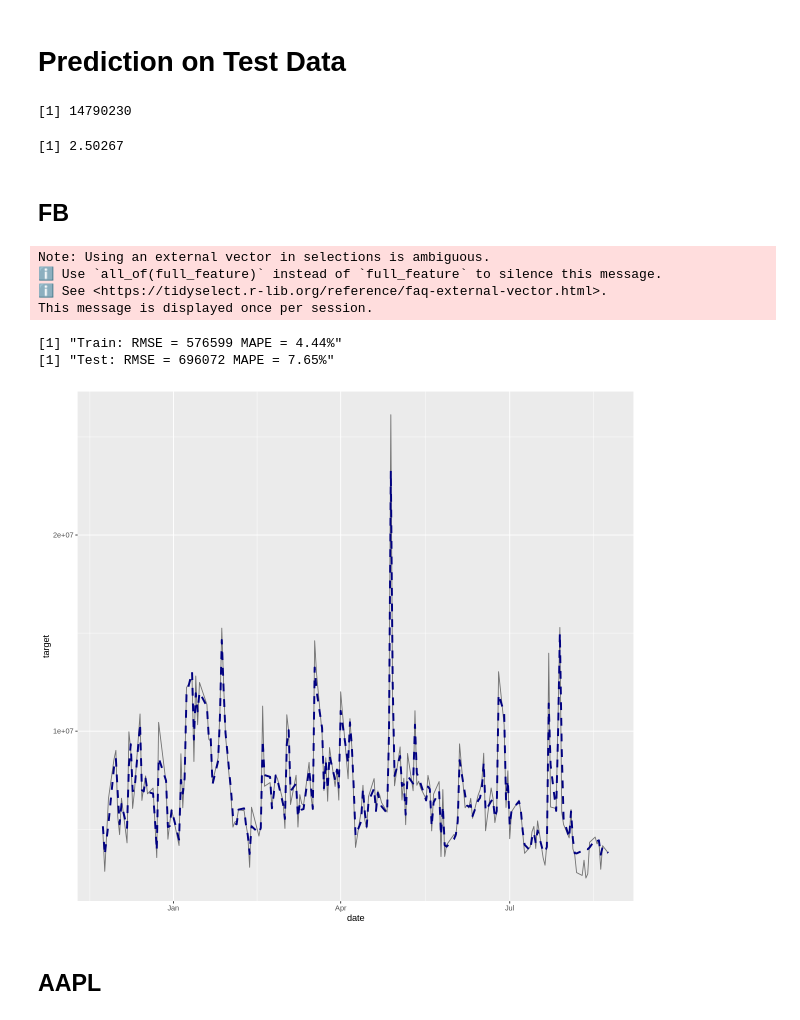
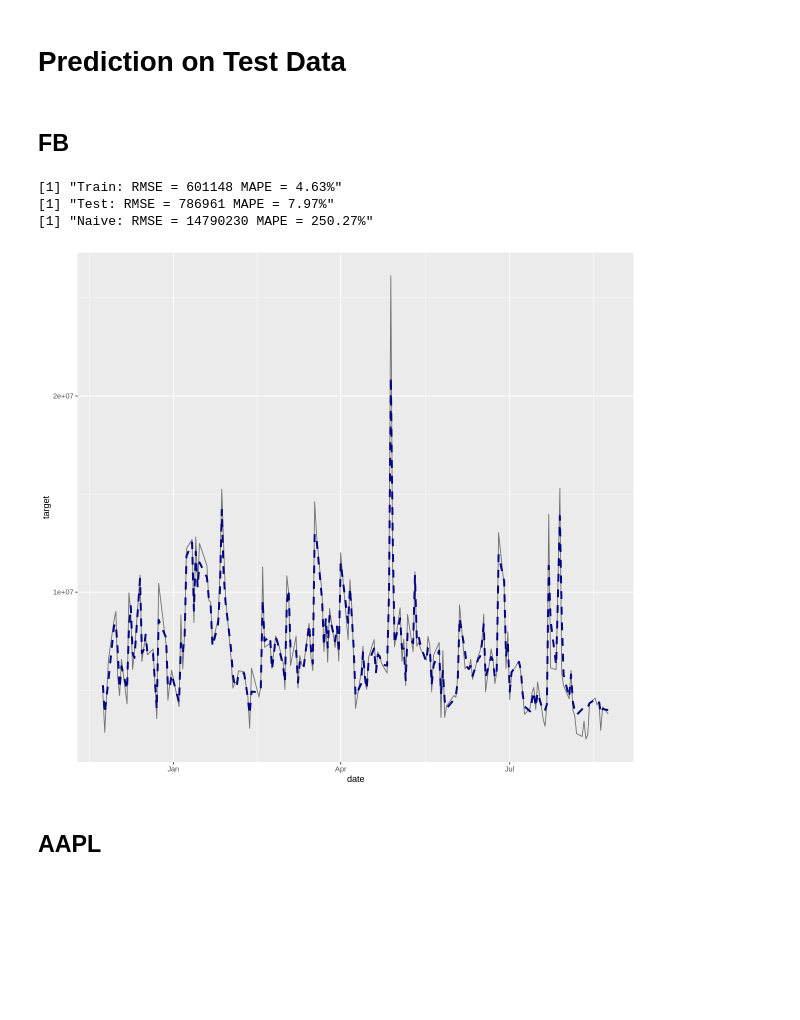
Before and after one commit to limshaocong/analyticsEdge, a Jupyter notebook: FAANG_Volume_Prediction_caa 1Dec21.ipynb, the cells around one changed output. Saved outputs shown, nothing was run; the diff lists cells and outputs as text; code cells hidden in the pictures; blank space fills up the shorter version.

```diff
--- a/FAANG_Volume_Prediction_caa 1Dec21.ipynb
+++ b/FAANG_Volume_Prediction_caa 1Dec21.ipynb
@@ -771,22 +771,8 @@ naive_final = function(x) {
   output[["naiveRMSE"]] = naiveRMSE
   output[["naiveMAPE"]] = naiveMAPE
 
+  output = output
 }
-# %%
-naive_pred_df = df %>%
-  filter(ticker == "FB") %>%
-  mutate(volMA = rollmean(vol, align = "right", k = 230, fill = NA)) %>%
-  filter(date >= split) %>%
-  select(date, target, volMA)
-
-naiveRMSE = rmse(naive_pred_df$target, naive_pred_df$volMA)
-naiveMAPE = mape(naive_pred_df$target, naive_pred_df$volMA)
-
-naiveRMSE
-naiveMAPE
-# %% [output]
-[1] 14790230
-[1] 2.50267
 # %%
 fb_xgb_params = list(max_depth = 4, gamma = 0, eta = 0.05, subsample = 0.5, colsample_bytree = 1, min_child_weight = 1)
 aapl_xgb_params = list(max_depth = 4, gamma = 0, eta = 0.05, subsample = 0.5, colsample_bytree = 1, min_child_weight = 1)
@@ -826,26 +812,28 @@ xgb_final = function(x, params, train, test, df) {
 # %% [markdown]
 ## **FB**
 # %%
-mod = xgb_final("FB", fb_xgb_params, train, test, df)
+tick = "FB"
 
-plot_df = df %>% filter(ticker == "FB") %>% select(date, target)
+mod = xgb_final(tick, fb_xgb_params, train, test, df)
+
+plot_df = df %>% filter(ticker == tick) %>% select(date, target)
 plot_df$pred = append(mod$trainpred, mod$testpred)
 plot_df = plot_df %>% filter(date >= split)
 
+naive = naive_final(tick)
+
 print(paste0("Train: RMSE = ", round(mod$trainRMSE, 0), " MAPE = ", round(mod$trainMAPE * 100, 2), "%"))
 print(paste0("Test: RMSE = ", round(mod$testRMSE, 0), " MAPE = ", round(mod$testMAPE * 100, 2), "%"))
+print(paste0("Naive: RMSE = ", round(naive$naiveRMSE, 0),  " MAPE = ", round(naive$naiveMAPE * 100, 2), "%"))
 
 ggplot(plot_df) +
   geom_line(aes(x = date, y = target), color = "gray45") +
   geom_line(aes(x = date, y = pred), color = "navy", linetype = "dashed", size = 1.1)
 # %% [output]
-Note: Using an external vector in selections is ambiguous.
-ℹ Use `all_of(full_feature)` instead of `full_feature` to silence this message.
-ℹ See <https://tidyselect.r-lib.org/reference/faq-external-vector.html>.
-This message is displayed once per session.
+[1] "Train: RMSE = 601148 MAPE = 4.63%"
+[1] "Test: RMSE = 786961 MAPE = 7.97%"
+[1] "Naive: RMSE = 14790230 MAPE = 250.27%"
-[1] "Train: RMSE = 576599 MAPE = 4.44%"
-[1] "Test: RMSE = 696072 MAPE = 7.65%"
-[figure, old version]
+[figure, new version]
 # %% [markdown]
 ## **AAPL**
 # %%
```
Also changed, not shown: parts of 4 cells of this notebook.
